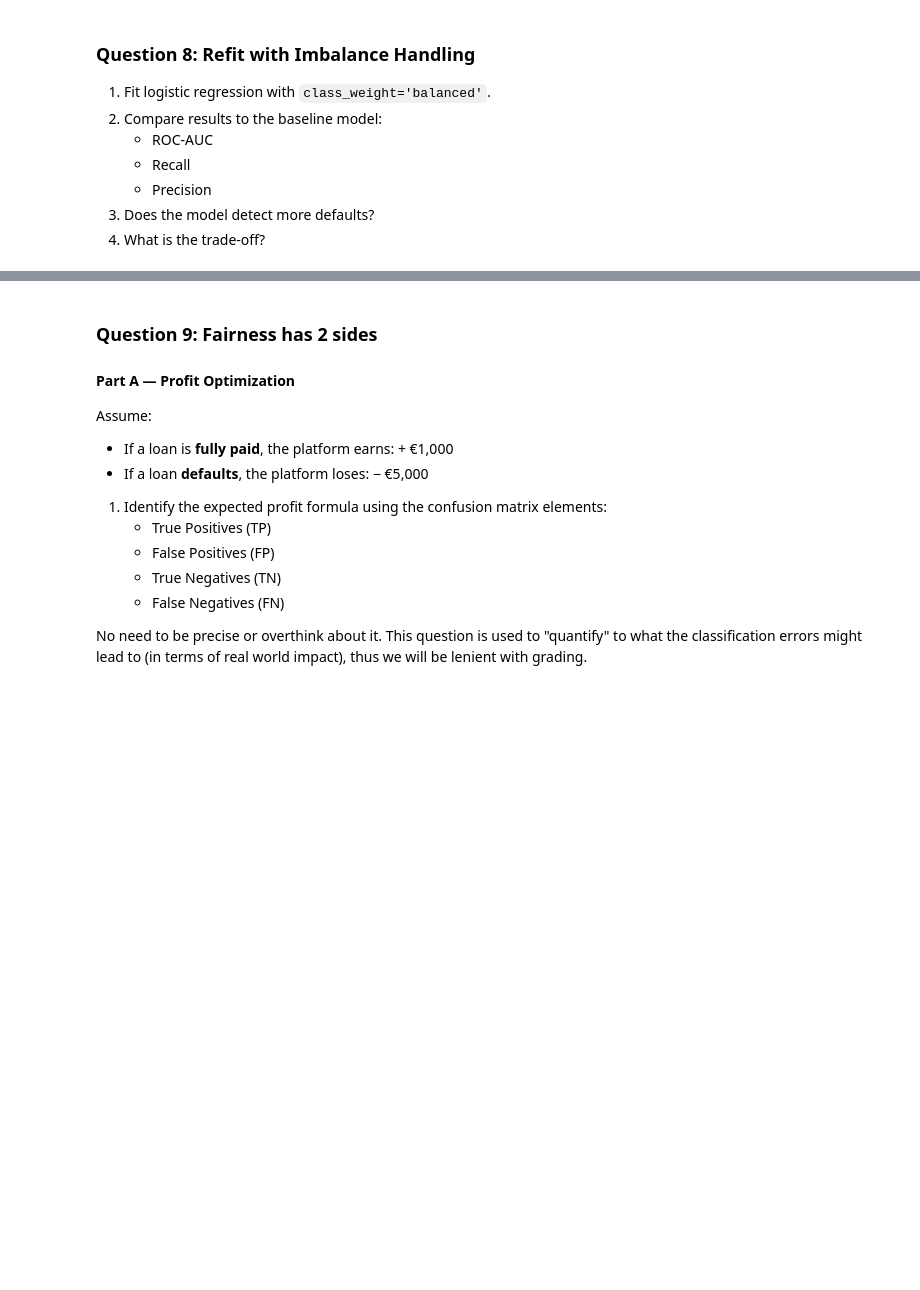
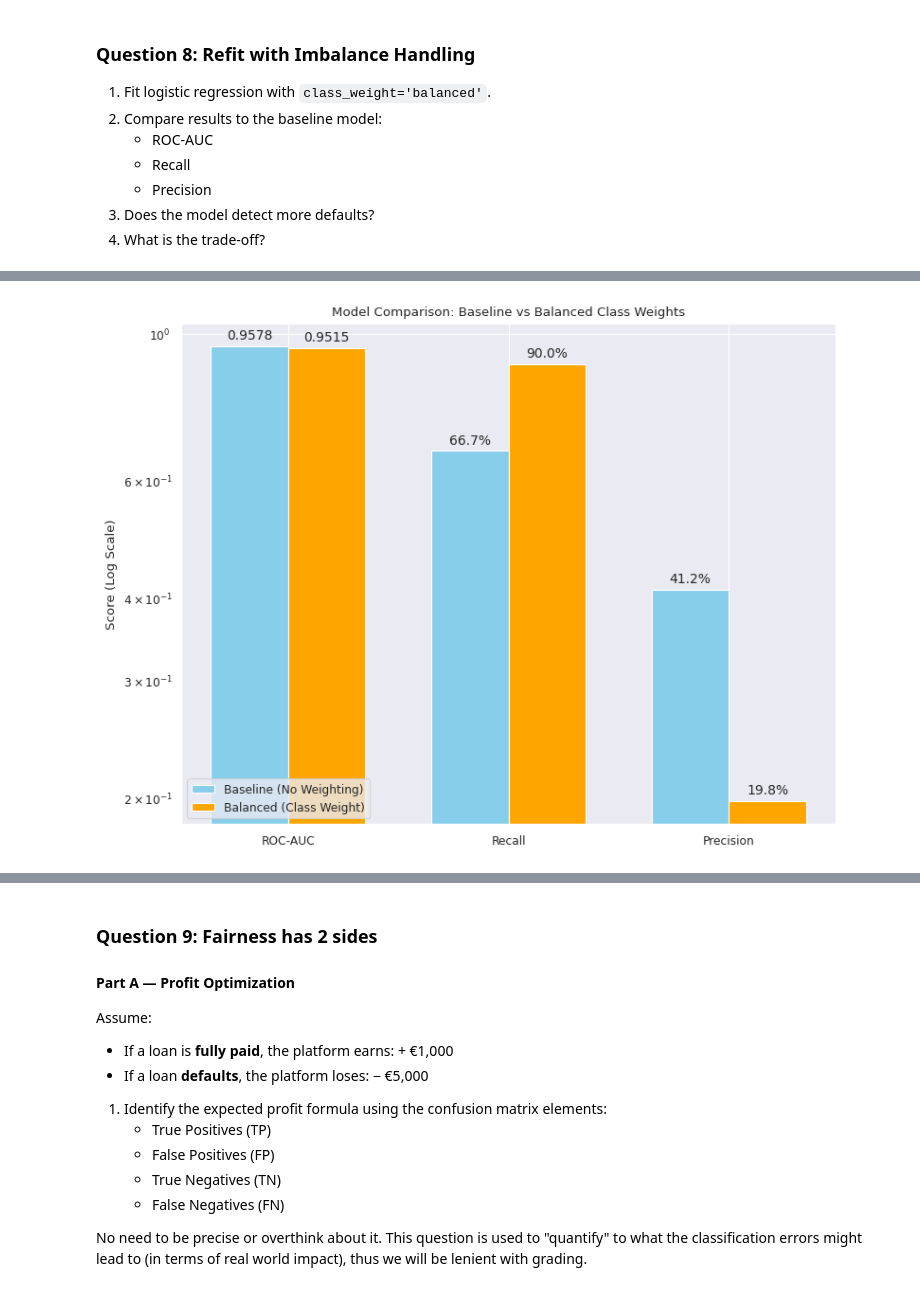
Before and after one commit to Tiimeeeyy/DataAnalysis26, a Jupyter notebook: clinic3/clinic3_empty.ipynb, the cells around one changed output, grey strips where cells are left out. Cells and saved outputs as stored; diff of their text form; code cells hidden in the pictures; blank space fills up the shorter version.

```diff
--- a/clinic3/clinic3_empty.ipynb
+++ b/clinic3/clinic3_empty.ipynb
@@ -1071,0 +1113,38 @@ Metrics:
+# %%
+metrics = ['ROC-AUC', 'Recall', 'Precision']
+baseline_scores = [roc_auc, recall, precision]
+balanced_scores = [roc_auc_bal, recall_bal, precision_bal]
+
+x = np.arange(len(metrics))
+width = 0.35
+
+fig, ax = plt.subplots(figsize=(8, 6))
+
+
+rects1 = ax.bar(x - width/2, baseline_scores, width, label='Baseline (No Weighting)', color='skyblue')
+rects2 = ax.bar(x + width/2, balanced_scores, width, label='Balanced (Class Weight)', color='orange')
+ax.set_yscale('log') # We use a log scale to better compare the two against each other and show significant differences better
+ax.set_ylabel('Score (Log Scale)')
+ax.set_title('Model Comparison: Baseline vs Balanced Class Weights')
+ax.set_xticks(x)
+ax.set_xticklabels(metrics)
+ax.legend(loc='lower left')
+
+# This was done by Gemini to make the plot even more clear and interpretable
+def autolabel(rects):
+    """Attach a text label above each bar in *rects*, displaying its height."""
+    for rect in rects:
+        height = rect.get_height()
+        label_text = f'{height:.4f}' if height > 0.9 else f'{height*100:.1f}%'
+        ax.annotate(label_text,
+                    xy=(rect.get_x() + rect.get_width() / 2, height),
+                    xytext=(0, 3),
+                    textcoords="offset points",
+                    ha='center', va='bottom', fontsize=10)
+
+autolabel(rects1)
+autolabel(rects2)
+fig.tight_layout()
+plt.show()
+# %% [output]
+[figure, added]
```
Also changed, not shown: parts of 19 cells of this notebook.
